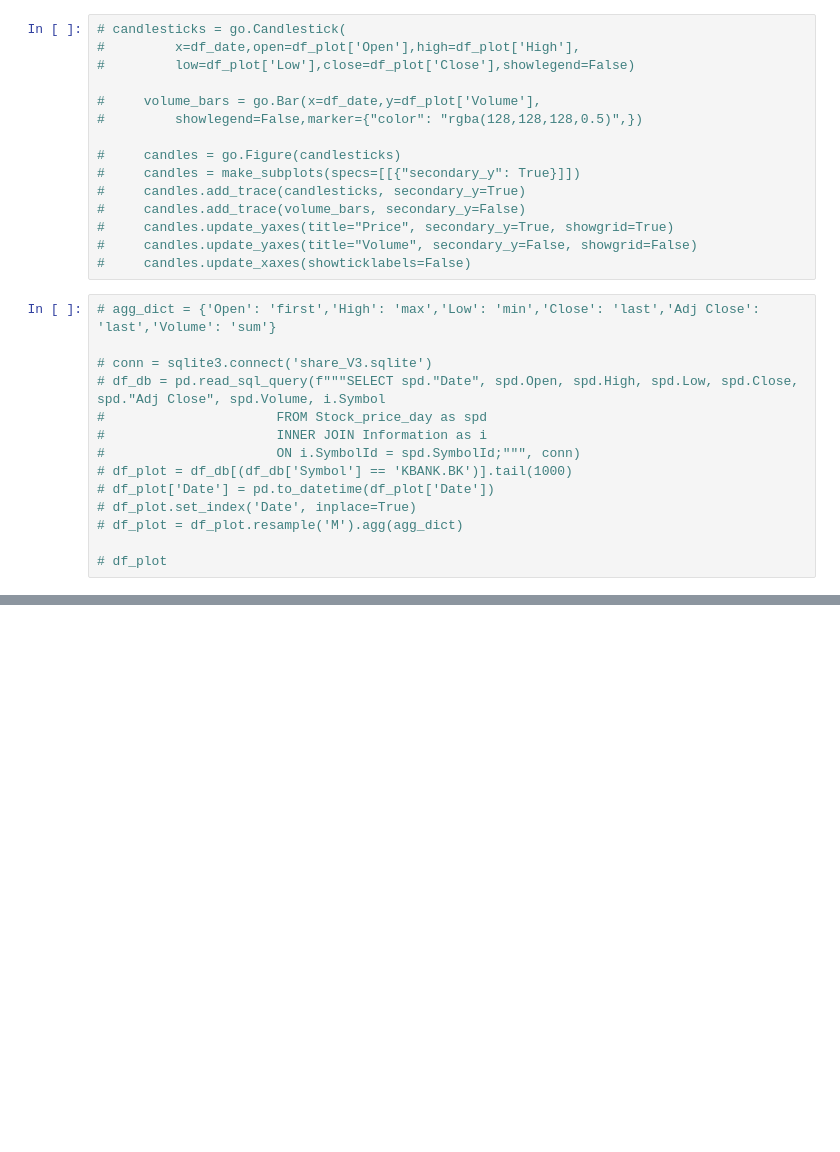
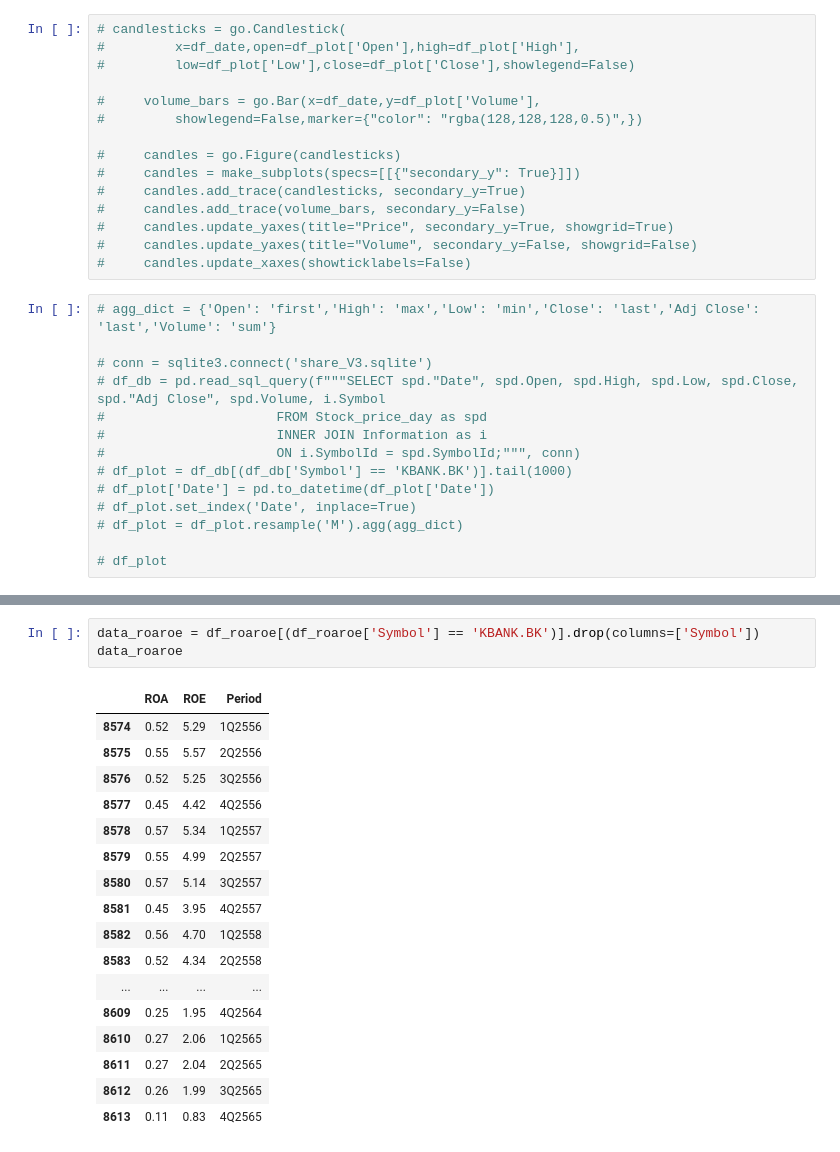
Before and after one commit to TIIIIIIW/SOFTWARE-DEVELOPMENT-2, a Jupyter notebook: ML/GUI/TryCode.ipynb, the cells around one changed output, grey strips where cells are left out. Drawn from its saved outputs; the diff is of its cells as text; blank space fills up the shorter version.

```diff
--- a/ML/GUI/TryCode.ipynb
+++ b/ML/GUI/TryCode.ipynb
@@ -158,0 +132,21 @@ missing_datetime
+# %%
+data_roaroe = df_roaroe[(df_roaroe['Symbol'] == 'KBANK.BK')].drop(columns=['Symbol'])
+data_roaroe
+# %% [output]
+|  | ROA | ROE | Period |
+| 8574 | 0.52 | 5.29 | 1Q2556 |
+| 8575 | 0.55 | 5.57 | 2Q2556 |
+| 8576 | 0.52 | 5.25 | 3Q2556 |
+| 8577 | 0.45 | 4.42 | 4Q2556 |
+| 8578 | 0.57 | 5.34 | 1Q2557 |
+| 8579 | 0.55 | 4.99 | 2Q2557 |
+| 8580 | 0.57 | 5.14 | 3Q2557 |
+| 8581 | 0.45 | 3.95 | 4Q2557 |
+| 8582 | 0.56 | 4.70 | 1Q2558 |
+| 8583 | 0.52 | 4.34 | 2Q2558 |
+| ... | ... | ... | ... |
+| 8609 | 0.25 | 1.95 | 4Q2564 |
+| 8610 | 0.27 | 2.06 | 1Q2565 |
+| 8611 | 0.27 | 2.04 | 2Q2565 |
+| 8612 | 0.26 | 1.99 | 3Q2565 |
+| 8613 | 0.11 | 0.83 | 4Q2565 |
```
Also changed, not shown: parts of 4 cells of this notebook, 4 other files.
